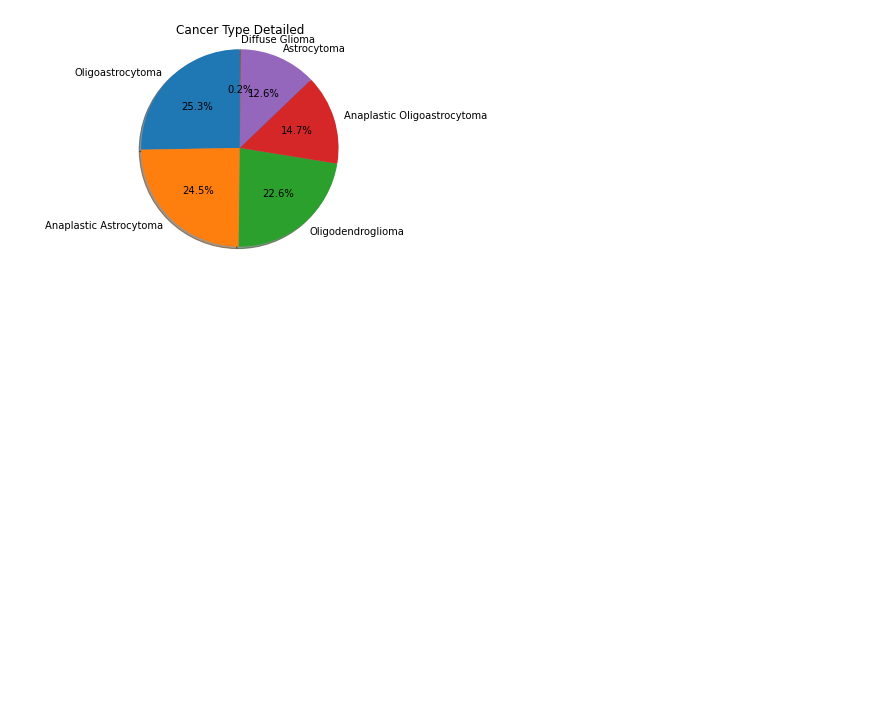
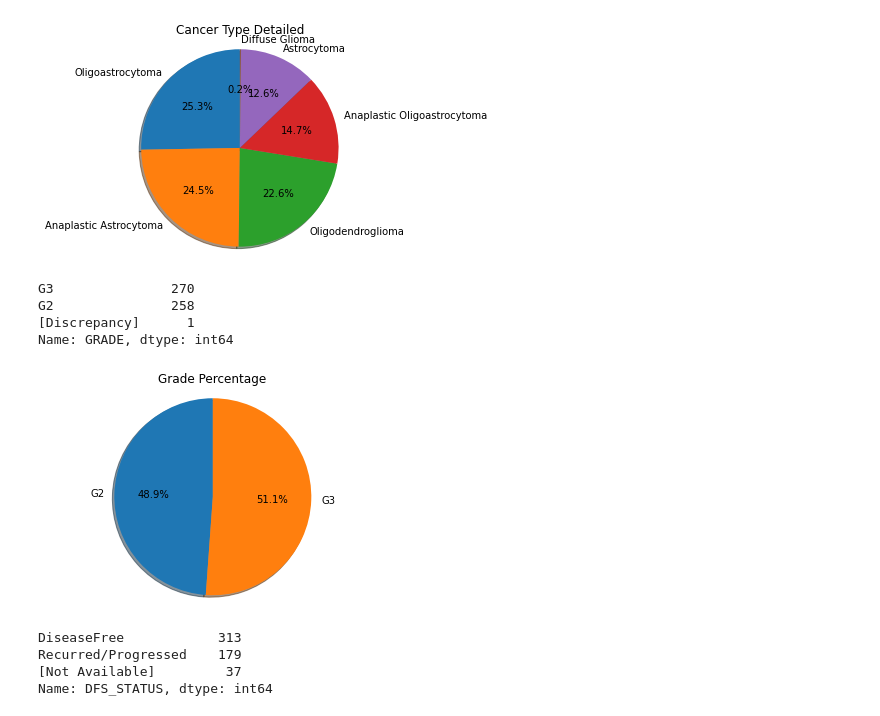
Before and after one commit to anaalexoliveira/Bioinformatica_Glioma, a Jupyter notebook: Glioma_Analysis.ipynb, the cells around one changed output. Cells and saved outputs as stored; diff of their text form; code cells hidden in the pictures; blank space fills up the shorter version.

```diff
--- a/Glioma_Analysis.ipynb
+++ b/Glioma_Analysis.ipynb
@@ -275,3 +281,31 @@ plt.title('Cancer Type Detailed')
 plt.show()
 # %% [output]
 [figure]
+# %%
+new_unified_meta_cancer = new_unified_meta['GRADE'].value_counts()
+print(new_unified_meta_cancer)
+# %% [output]
+G3               270
+G2               258
+[Discrepancy]      1
+Name: GRADE, dtype: int64
+# %%
+grade = ['G2','G3']
+grade_people = [258,270]
+
+fig1, ax1 = plt.subplots()
+ax1.pie(grade_people, labels=grade, autopct='%1.1f%%',
+        shadow=True, startangle=90)
+ax1.axis('equal')
+plt.title('Grade Percentage')
+plt.show()
+# %% [output]
+[figure, added]
+# %%
+new_unified_meta_cancer = new_unified_meta['DFS_STATUS'].value_counts()
+print(new_unified_meta_cancer)
+# %% [output]
+DiseaseFree            313
+Recurred/Progressed    179
+[Not Available]         37
+Name: DFS_STATUS, dtype: int64
```
Also changed, not shown: parts of 14 cells of this notebook.
